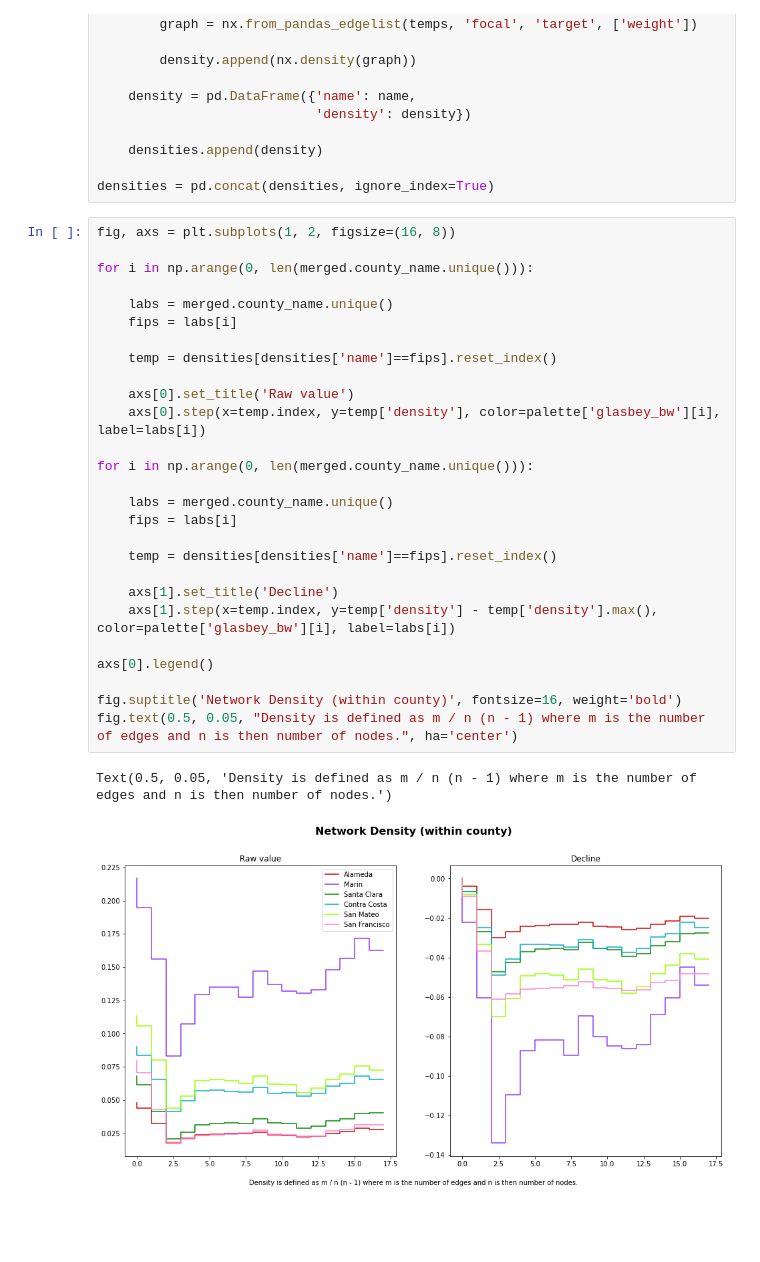
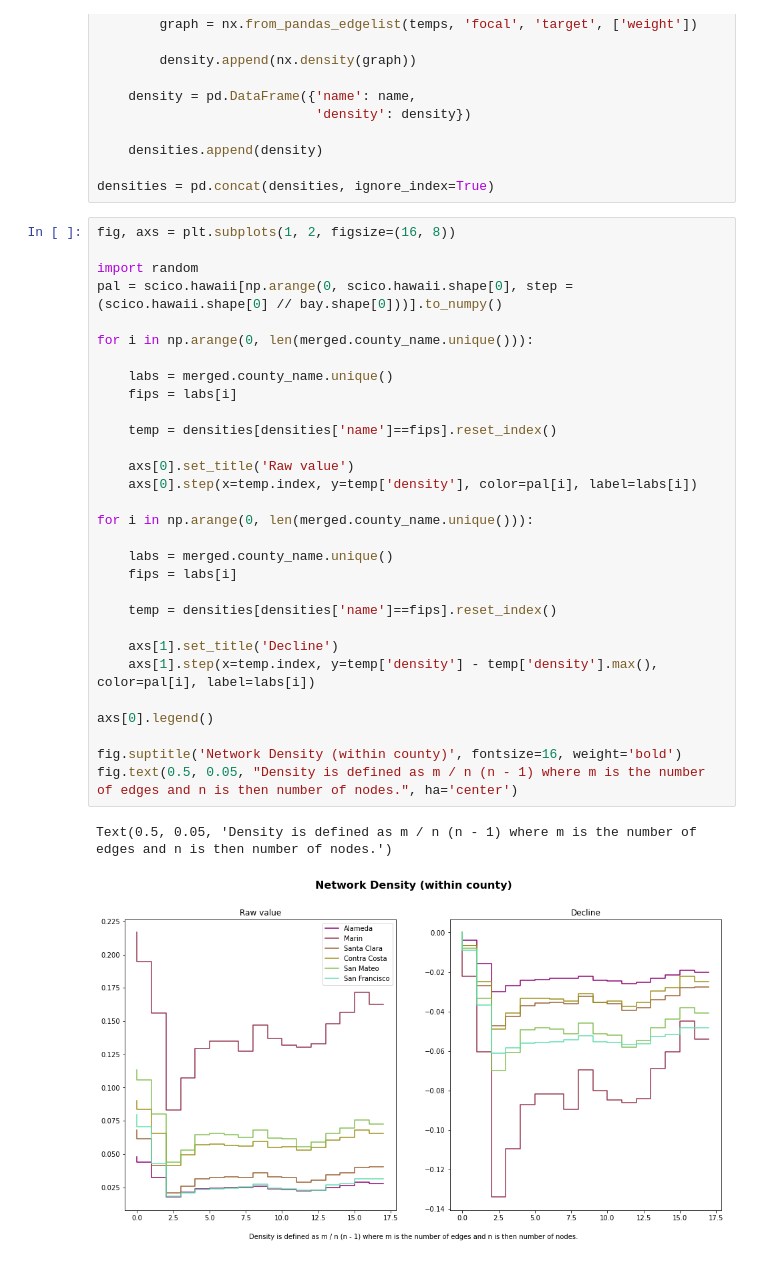
Before and after one commit to asrenninger/networks, a Jupyter notebook: python/bay.ipynb, the cells around one changed output. Cells and saved outputs as stored; diff of their text form; blank space fills up the shorter version.

```diff
--- a/python/bay.ipynb
+++ b/python/bay.ipynb
@@ -375,31 +375,34 @@ for name in names:
 densities = pd.concat(densities, ignore_index=True)
 # %%
 fig, axs = plt.subplots(1, 2, figsize=(16, 8))
+
+import random
+pal = scico.hawaii[np.arange(0, scico.hawaii.shape[0], step = (scico.hawaii.shape[0] // bay.shape[0]))].to_numpy()
 
 for i in np.arange(0, len(merged.county_name.unique())):
 
     labs = merged.county_name.unique()
     fips = labs[i]
 
     temp = densities[densities['name']==fips].reset_index()
 
     axs[0].set_title('Raw value')
-    axs[0].step(x=temp.index, y=temp['density'], color=palette['glasbey_bw'][i], label=labs[i])
+    axs[0].step(x=temp.index, y=temp['density'], color=pal[i], label=labs[i])
 
 for i in np.arange(0, len(merged.county_name.unique())):
 
     labs = merged.county_name.unique()
     fips = labs[i]
 
     temp = densities[densities['name']==fips].reset_index()
 
     axs[1].set_title('Decline')
-    axs[1].step(x=temp.index, y=temp['density'] - temp['density'].max(), color=palette['glasbey_bw'][i], label=labs[i])
+    axs[1].step(x=temp.index, y=temp['density'] - temp['density'].max(), color=pal[i], label=labs[i])
 
 axs[0].legend()
 
 fig.suptitle('Network Density (within county)', fontsize=16, weight='bold')
 fig.text(0.5, 0.05, "Density is defined as m / n (n - 1) where m is the number of edges and n is then number of nodes.", ha='center')
 # %% [output]
 Text(0.5, 0.05, 'Density is defined as m / n (n - 1) where m is the number of edges and n is then number of nodes.')
-[figure, old version]
+[figure, new version]
```
Also changed, not shown: parts of 1 cell of this notebook.
